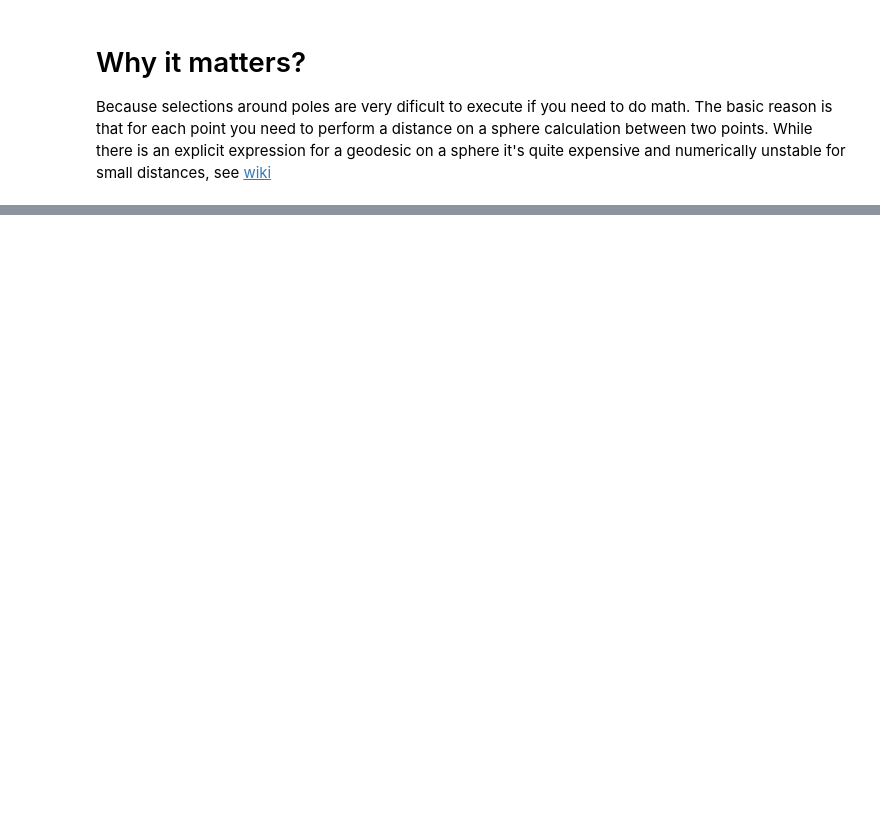
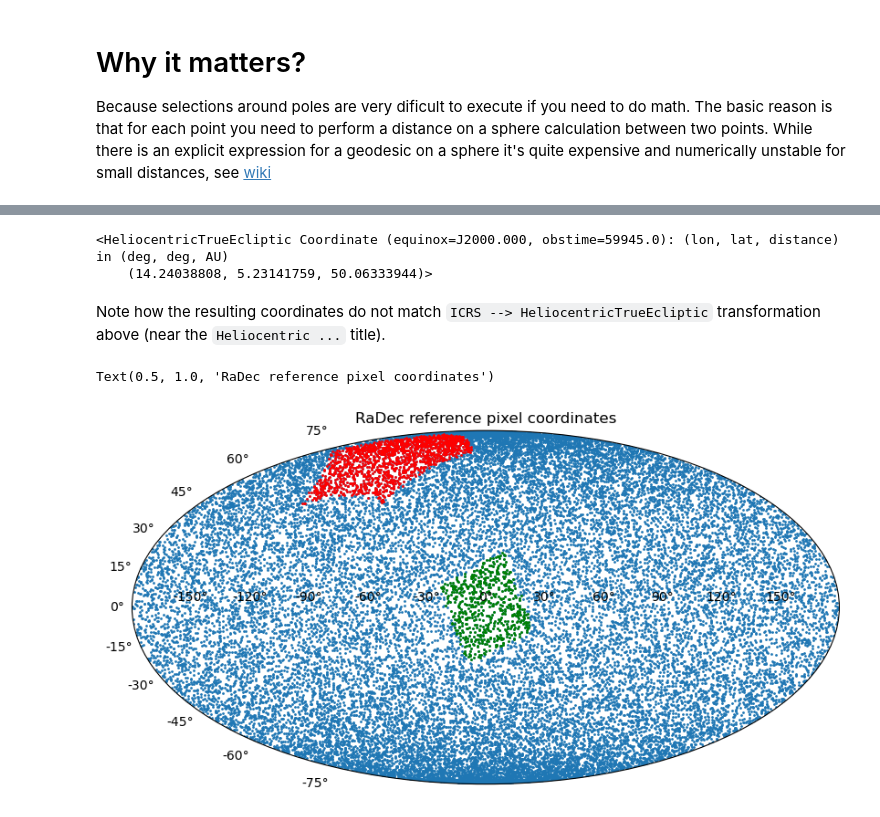
Before and after one commit to DinoBektesevic/region_search_example, a Jupyter notebook: Region_search_example.ipynb, the cells around one changed output, grey strips where cells are left out. Drawn from its saved outputs; the diff is of its cells as text; code cells hidden in the pictures; blank space fills up the shorter version.

```diff
--- a/Region_search_example.ipynb
+++ b/Region_search_example.ipynb
@@ -136,0 +209,49 @@ ax.scatter(ra_square.radian, dec_square.radian, s=1, color="red")
+# %%
+# Step 0. Get reference pixel/object coordinates in ICRS
+refpix_icrs = ICRS(ra=ra, dec=dec)
+
+# Step 1. - recover coords as observed from Earth at the time of observing
+refpix_geo = refpix_icrs.transform_to(GeocentricTrueEcliptic(obstime=t))
+
+# Step 2 - observed objects are put at a guess geocentric distance calculated from target heliocentric distance
+refpix_nolie = GeocentricTrueEcliptic(
+    refpix_geo.lon,
+    refpix_geo.lat,
+    distance=distance,
+    obstime=t
+)
+
+# Step 3. These are then finally transformed to the heliocentric system
+refpix_nolie.transform_to(HeliocentricTrueEcliptic(obstime=t))
+# %% [output]
+<HeliocentricTrueEcliptic Coordinate (equinox=J2000.000, obstime=59945.0): (lon, lat, distance) in (deg, deg, AU)
+    (14.24038808, 5.23141759, 50.06333944)>
+# %% [markdown]
+Note how the resulting coordinates do not match `ICRS --> HeliocentricTrueEcliptic` transformation above (near the `Heliocentric ...` title).
+# %%
+pole_cart = RectangularHeliocentricCoords.query_square(0, 90, 35)
+pode_cart = RectangularHeliocentricCoords.query_square(0, 0, 35)
+
+fig = plt.figure(figsize=(10, 10))
+ax = fig.add_subplot(1, 1, 1, projection="mollweide")
+
+ra_center = Angle(all_pointings[:, 0], u.degree)
+dec_center = Angle(all_pointings[:, 1], u.degree)
+ra_center = ra_center.wrap_at(180*u.degree)
+
+ra_square1 = Angle(pole_cart[:, 0], u.degree)
+dec_square1 = Angle(pole_cart[:, 1], u.degree)
+ra_square1 = ra_square.wrap_at(180*u.degree)
+
+ra_square2 = Angle(pode_cart[:, 0], u.degree)
+dec_square2 = Angle(pode_cart[:, 1], u.degree)
+ra_square2 = ra_square2.wrap_at(180*u.degree)
+
+ax.scatter(ra_center.radian, dec_center.radian, s=1)
+ax.scatter(ra_square1.radian, dec_square1.radian, s=1, color="red")
+ax.scatter(ra_square2.radian, dec_square2.radian, s=1, color="green")
+
+ax.set_title("RaDec reference pixel coordinates")
+# %% [output]
+Text(0.5, 1.0, 'RaDec reference pixel coordinates')
+[figure, added]
```
Also changed, not shown: parts of 18 cells of this notebook, 4 other files.
